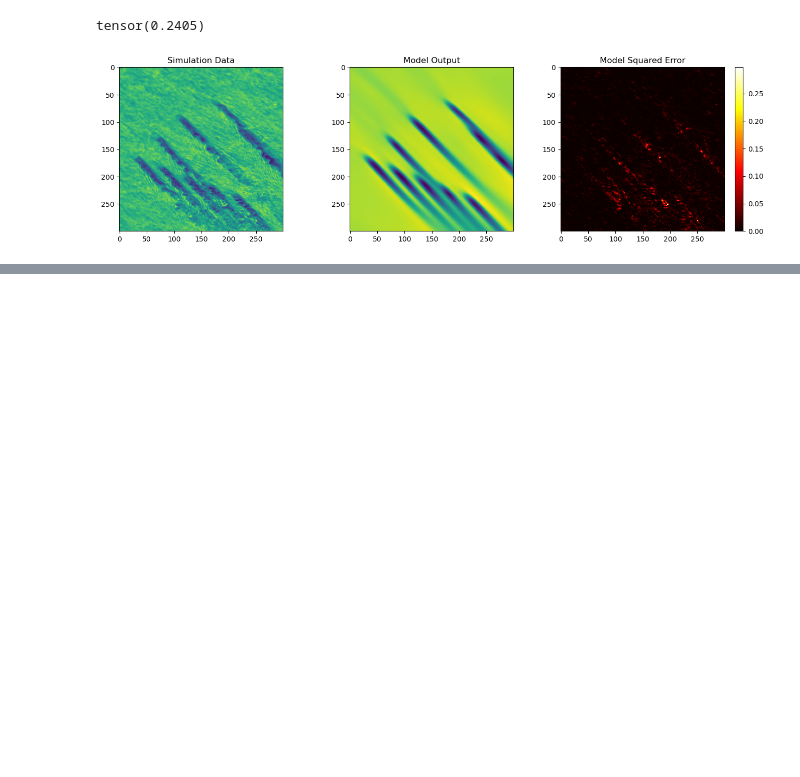
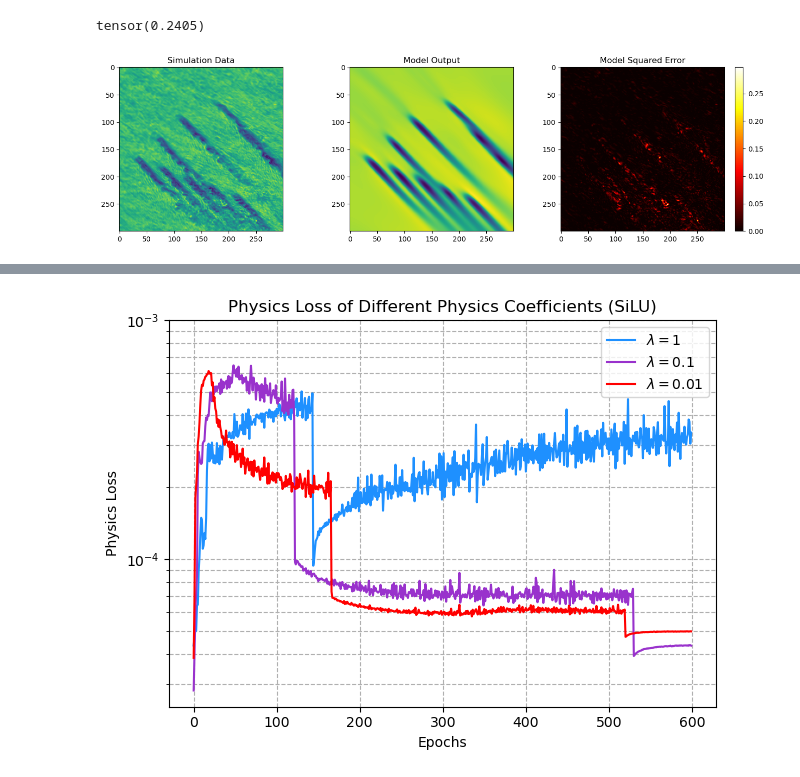
Before and after one commit to erenaydoslu/AI2P-WindFarmControl, a Jupyter notebook: experiments/NavierStokes/results.ipynb, the cells around one changed output, grey strips where cells are left out. Saved outputs shown, nothing was run; the diff lists cells and outputs as text; code cells hidden in the pictures; blank space fills up the shorter version.

```diff
--- a/experiments/NavierStokes/results.ipynb
+++ b/experiments/NavierStokes/results.ipynb
@@ -245,0 +296,22 @@ fig.tight_layout()
+# %%
+fig, ax = plt.subplots()
+
+ax.plot(silup1_train_physics, color='dodgerblue', label="$\lambda = 1$", zorder=2)
+ax.plot(silup01_train_physics, color='darkorchid', label="$\lambda = 0.1$", zorder=2)
+ax.plot(silup001_train_physics, color='red', label="$\lambda = 0.01$", zorder=2)
+
+ax.set_yscale("log")
+
+ax.set_ylabel("Physics Loss")
+ax.set_xlabel("Epochs")
+ax.set_title("Physics Loss of Different Physics Coefficients (SiLU)")
+ax.legend()
+
+ax.set_ylim(2.4092711774996062e-05, 1e-3)
+
+ax.grid(ls='--', which='both', zorder=0)
+fig.tight_layout()
+
+fig.savefig("figures/silu-physics-loss-diff-physics.pdf")
+# %% [output]
+[figure, added]
```
Also changed, not shown: parts of 14 cells of this notebook, 6 other files.
